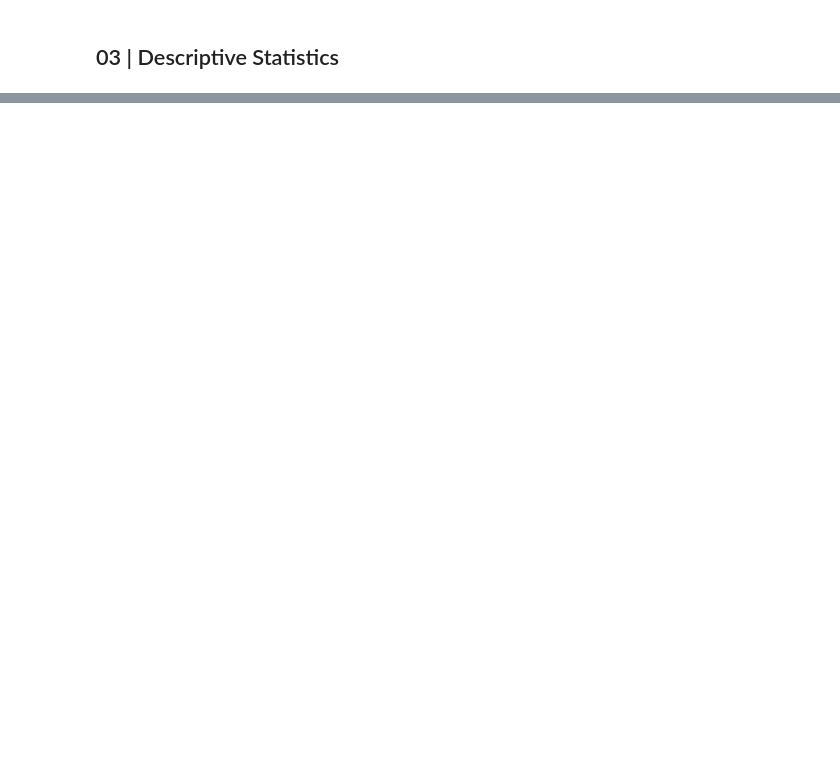
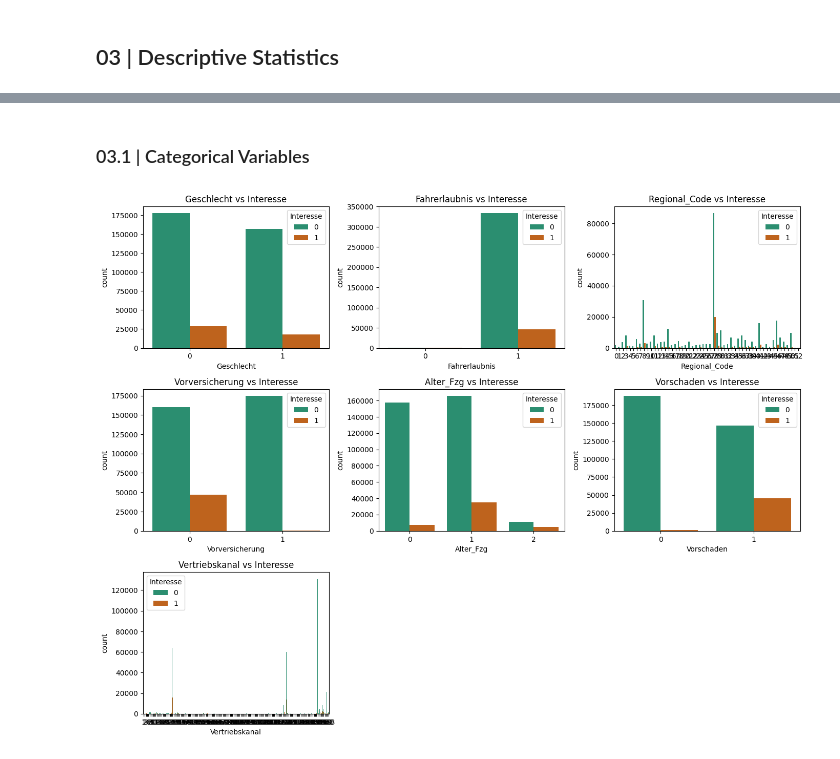
Before and after one commit to malill/coding-challenge, a Jupyter notebook: notebooks/HUK_Coding_Challenge_v01.ipynb, the cells around one changed output, grey strips where cells are left out. Drawn from its saved outputs; the diff is of its cells as text; code cells hidden in the pictures; blank space fills up the shorter version.

```diff
--- a/notebooks/HUK_Coding_Challenge_v01.ipynb
+++ b/notebooks/HUK_Coding_Challenge_v01.ipynb
@@ -67,0 +70,30 @@ df
+# %%
+LABEL = "Interesse"
+CAT_FEATS = ["Geschlecht", "Fahrerlaubnis", "Regional_Code", "Vorversicherung", "Alter_Fzg", "Vorschaden", "Vertriebskanal"]
+NUM_FEATS = ["Alter", "Jahresbeitrag", "Kundentreue"]
+
+# Create dataframe that contains all entries with a label value
+df_raw = pd.merge(pd.merge(df_int, df_per, on="id"), df_res, on="id")
+
+# Create another dataframe that contains all entries with no label value
+df_raw_no_label = pd.merge(df_per, df_res, on="id")
+df_raw_no_label = df_raw_no_label[~df_raw_no_label["id"].isin(df_raw["id"])]
+# %%
+def preprocess_data(df: pd.DataFrame, test_df = False) -> pd.DataFrame:
+    mapping_dict = {
+        "Geschlecht": {"Male": 0, "Female": 1},
+        "Vorschaden": {"No": 0, "Yes": 1},
+        "Alter_Fzg": {"< 1 Year": 0, "1-2 Year": 1, "> 2 Years": 2}
+    }
+    for col, mapping in mapping_dict.items():
+        df[col] = df[col].map(mapping).astype("int8")
+    int8_columns = ["Vorversicherung", "Alter", "Fahrerlaubnis", "Regional_Code"]
+    df[int8_columns] = df[int8_columns].astype("int8")
+    int16_columns = ["Vertriebskanal", "Kundentreue"]
+    df[int16_columns] = df[int16_columns].astype("int16")
+    if not test_df:
+        df["Interesse"] = df["Interesse"].astype("int8")
+    return df["id"], df.drop(columns="id")
+
+df_ids, df = preprocess_data(df_raw.copy())
+df_no_label_ids, df_no_label = preprocess_data(df_raw_no_label.copy(), test_df=True)
@@ -69,0 +171,12 @@ df
+# %% [markdown]
+### 03.1 | Categorical Variables
+# %%
+# Code copied from https://www.kaggle.com/code/markuslill/s3e26-xgbclassifer
+plt.figure(figsize=(14, len(CAT_FEATS) * 2))
+for i, col in enumerate(CAT_FEATS):
+    plt.subplot(len(CAT_FEATS) // 2 + 1, 3, i + 1)
+    sns.countplot(x=col, hue=LABEL, data=df)
+    plt.title(f"{col} vs {LABEL}")
+    plt.tight_layout()
+# %% [output]
+[figure, added]
```
Also changed, not shown: parts of 26 cells of this notebook, 1 other file.
